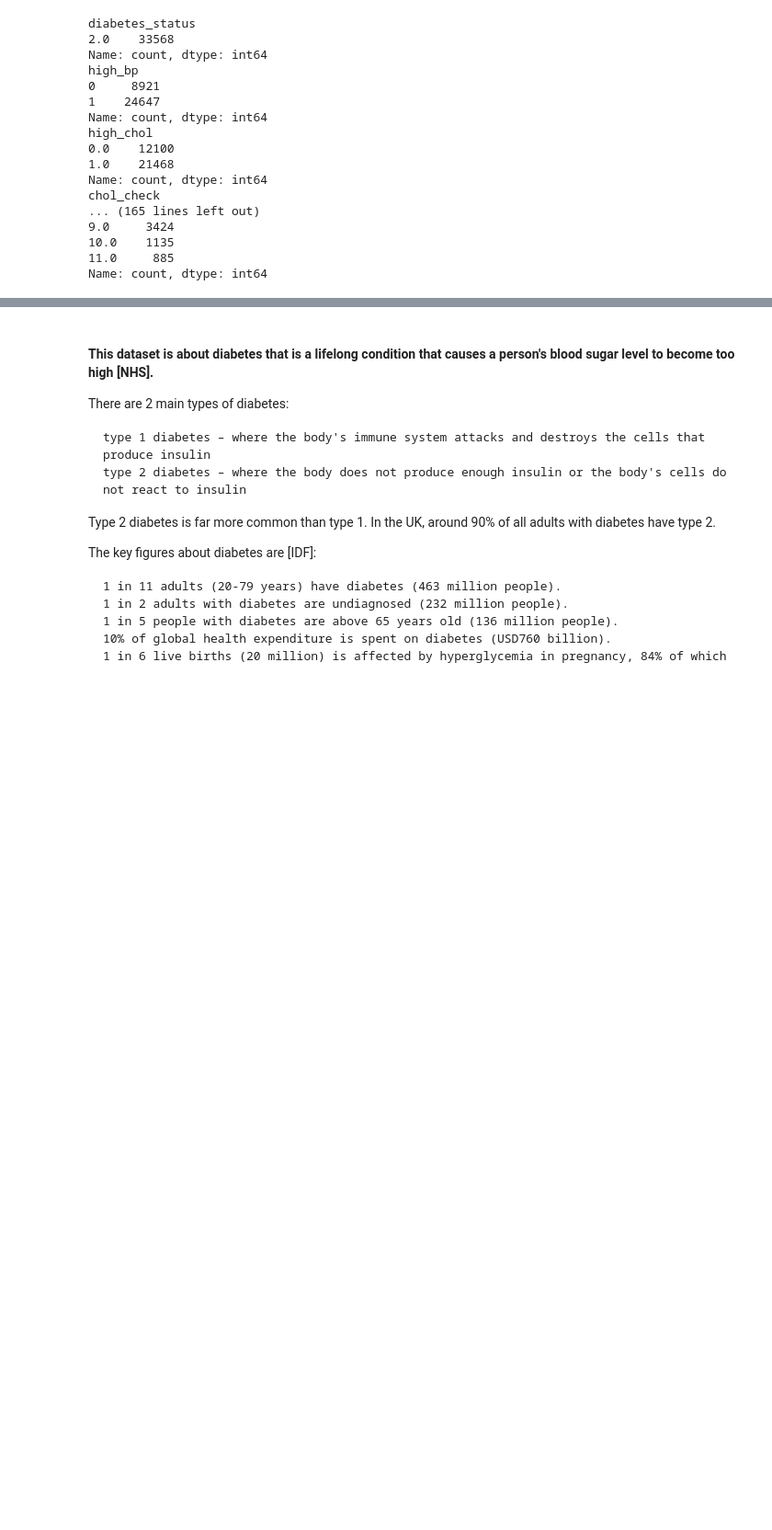
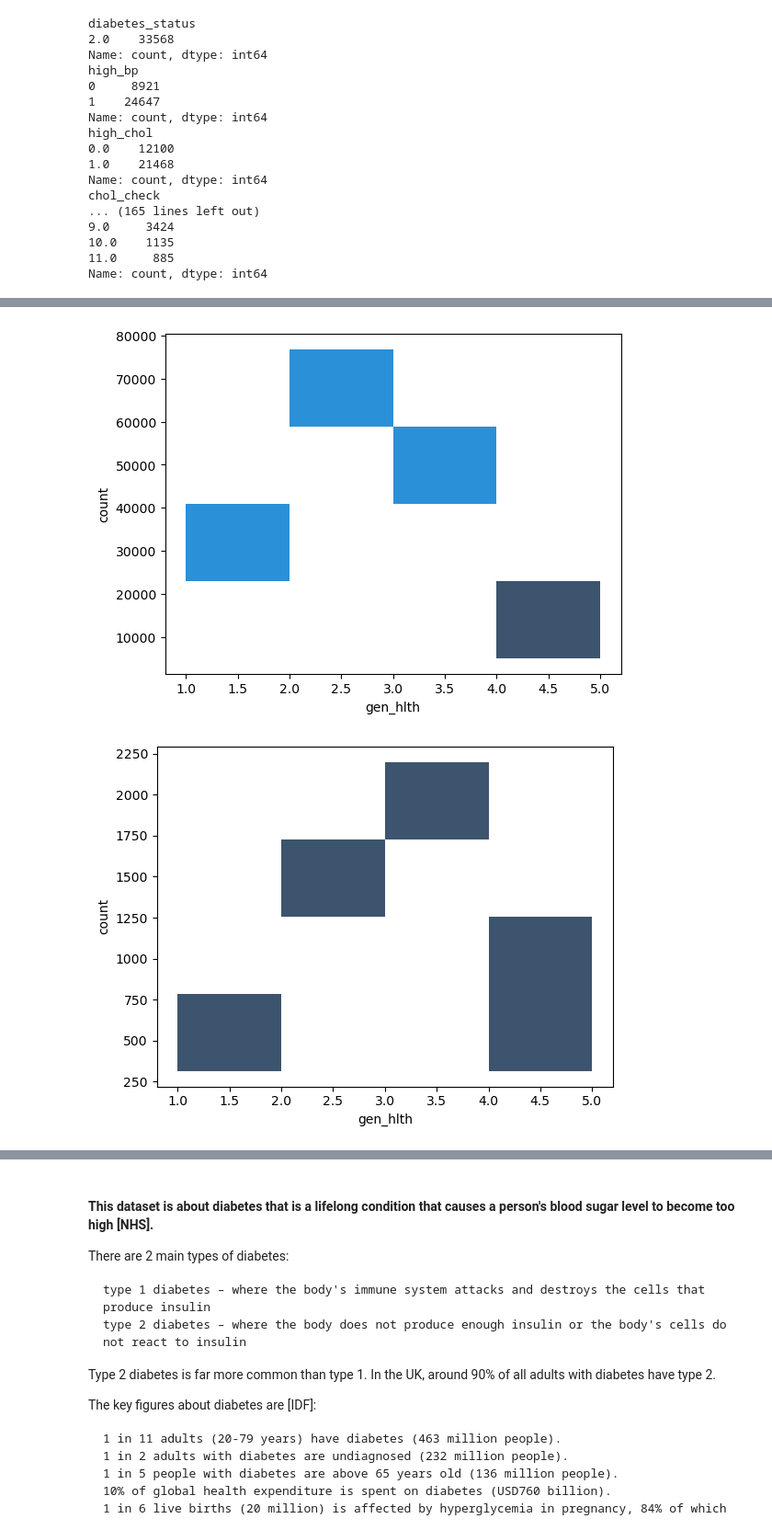
Before and after one commit to nushito/Data_Science, a Jupyter notebook: Proekt/Diabetes Health Indicators Dataset/Health indicator.ipynb, the cells around one changed output, grey strips where cells are left out. Shown at 92% size. Drawn from its saved outputs; the diff is of its cells as text; code cells hidden in the pictures; blank space fills up the shorter version.

Commit message:
Proekt_Diabet

```diff
--- a/Proekt/Diabetes Health Indicators Dataset/Health indicator.ipynb
+++ b/Proekt/Diabetes Health Indicators Dataset/Health indicator.ipynb
@@ -537,0 +537,3 @@ plt.show()
+# %%
+gen_hlth_feature = diabets_health_indicators.groupby('diabetes_status').gen_hlth.value_counts().reset_index()
+gen_hlth_feature
@@ -537,0 +557,7 @@ plt.show()
+# %%
+for group_item, data_grouped in gen_hlth_feature.groupby("diabetes_status"):
+    sns.histplot(data_grouped, x="gen_hlth", y = "count", kde=True, legend  = True)
+    plt.show()
+# %% [output]
+[figure, added]
+[figure, added]
```
Also changed, not shown: parts of 11 cells of this notebook.
